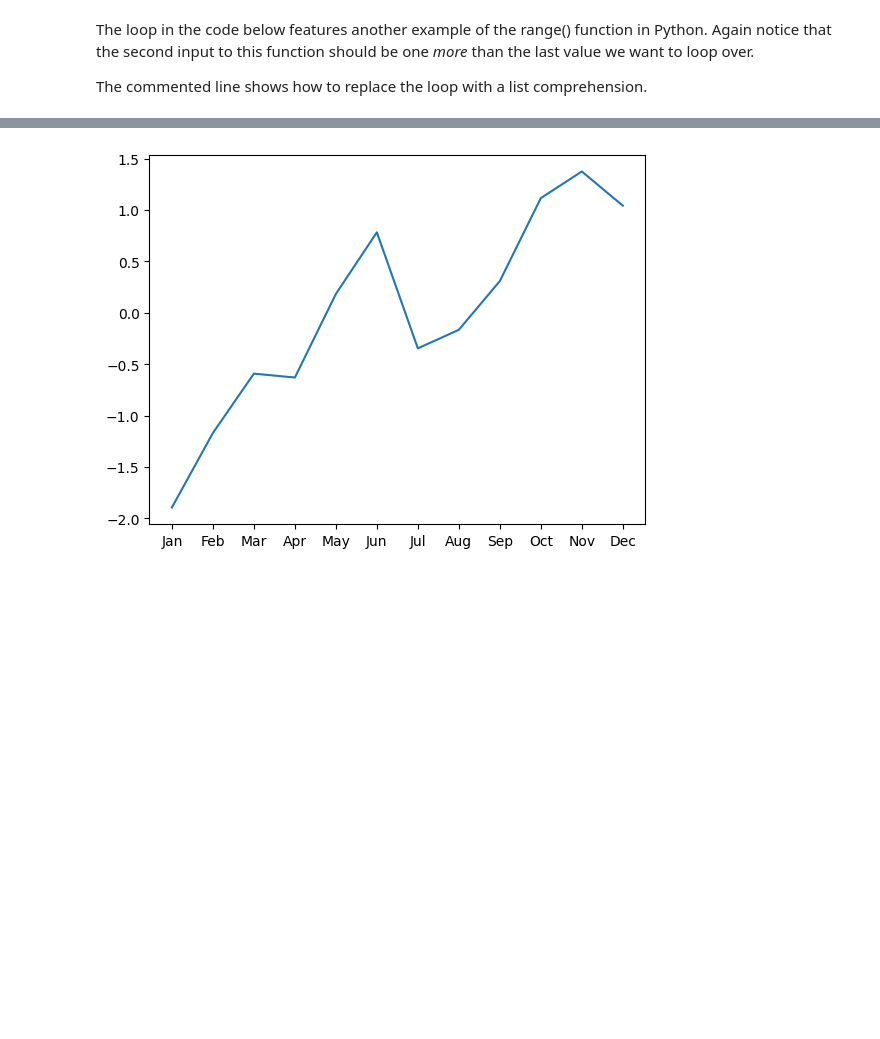
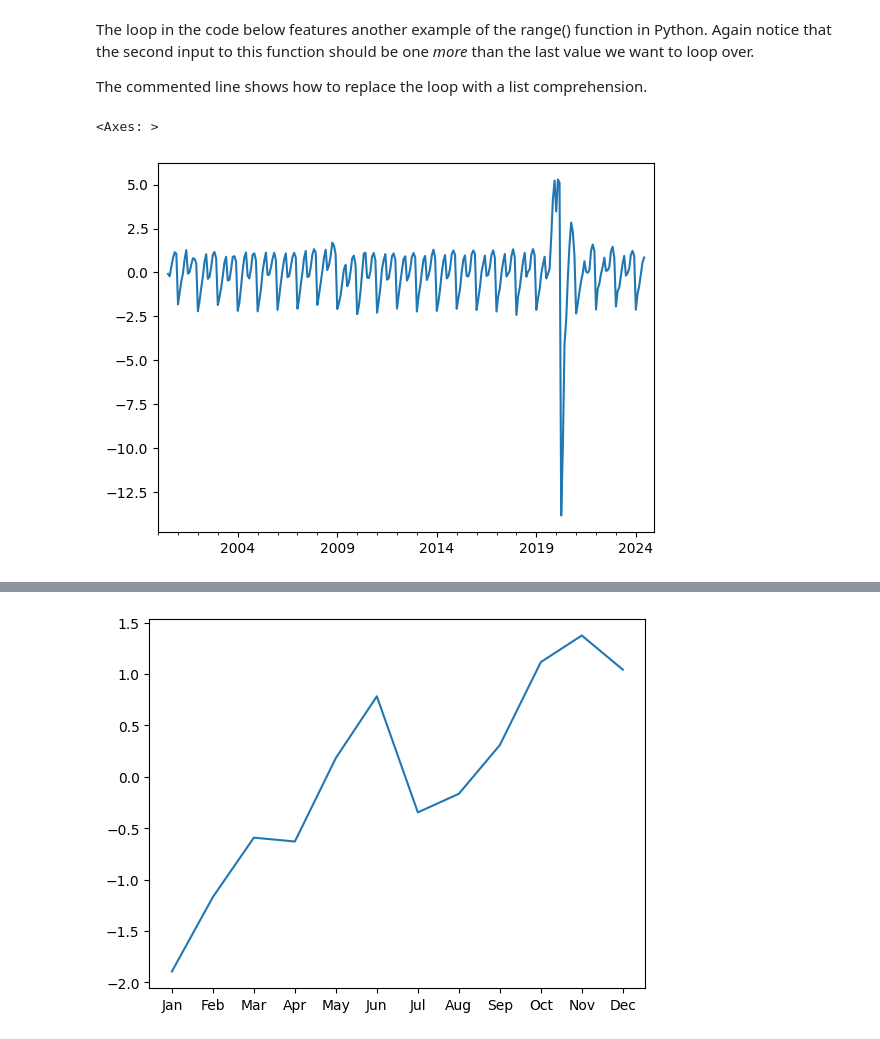
Before and after one commit to wgjm1986/FIN657, a Jupyter notebook: Week 1 - MA smoothing and seasonal decomposition/Moving-average smoothing.ipynb, the cells around one changed output, grey strips where cells are left out. Drawn from its saved outputs; the diff is of its cells as text; code cells hidden in the pictures; blank space fills up the shorter version.

```diff
--- a/Week 1 - MA smoothing and seasonal decomposition/Moving-average smoothing.ipynb
+++ b/Week 1 - MA smoothing and seasonal decomposition/Moving-average smoothing.ipynb
@@ -123,3 +129,8 @@ PAYNSA_CMA.plot(legend=True,label="Our centered moving average");
 The loop in the code below features another example of the range() function in Python. Again notice that the second input to this function should be one *more* than the last value we want to loop over.
 
 The commented line shows how to replace the loop with a list comprehension.
+# %%
+PAYNSA_detrend.plot()
+# %% [output]
+<Axes: >
+[figure, added]
```
Also changed, not shown: parts of 3 cells of this notebook, 4 other files.
